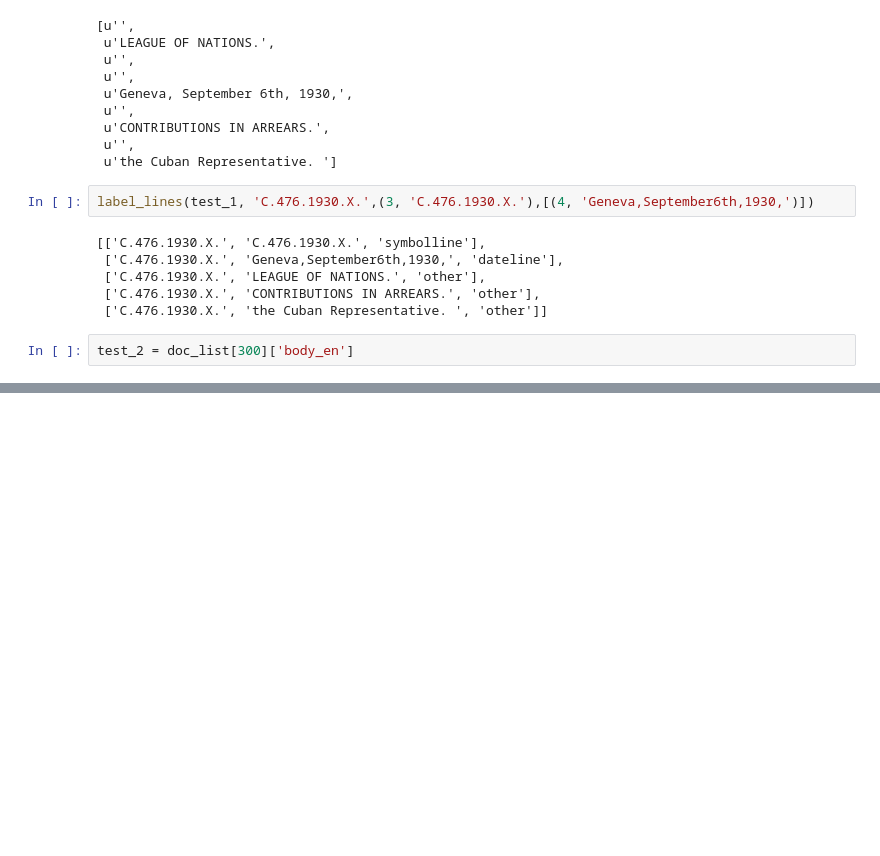
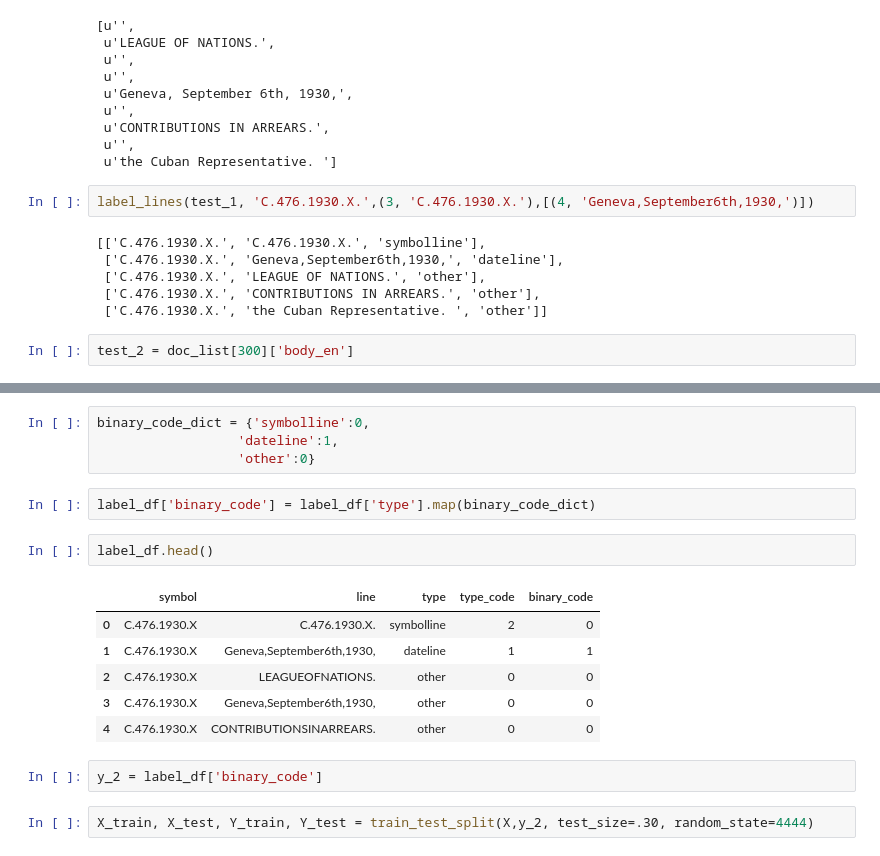
Before and after one commit to John-Keating/auto-archive, a Jupyter notebook: find_date_in_first_10_lines_2.ipynb, the cells around one changed output, grey strips where cells are left out. Cells and saved outputs as stored; diff of their text form; blank space fills up the shorter version.

```diff
--- a/find_date_in_first_10_lines_2.ipynb
+++ b/find_date_in_first_10_lines_2.ipynb
@@ -428,0 +561,19 @@ tagged_datline = pd.DataFrame(columns=['symbol','line','category'])
+# %%
+binary_code_dict = {'symbolline':0,
+                  'dateline':1,
+                  'other':0}
+# %%
+label_df['binary_code'] = label_df['type'].map(binary_code_dict)
+# %%
+label_df.head()
+# %% [output]
+|  | symbol | line | type | type_code | binary_code |
+| 0 | C.476.1930.X | C.476.1930.X. | symbolline | 2 | 0 |
+| 1 | C.476.1930.X | Geneva,September6th,1930, | dateline | 1 | 1 |
+| 2 | C.476.1930.X | LEAGUEOFNATIONS. | other | 0 | 0 |
+| 3 | C.476.1930.X | Geneva,September6th,1930, | other | 0 | 0 |
+| 4 | C.476.1930.X | CONTRIBUTIONSINARREARS. | other | 0 | 0 |
+# %%
+y_2 = label_df['binary_code']
+# %%
+X_train, X_test, Y_train, Y_test = train_test_split(X,y_2, test_size=.30, random_state=4444)
```
Also changed, not shown: parts of 42 cells of this notebook.
